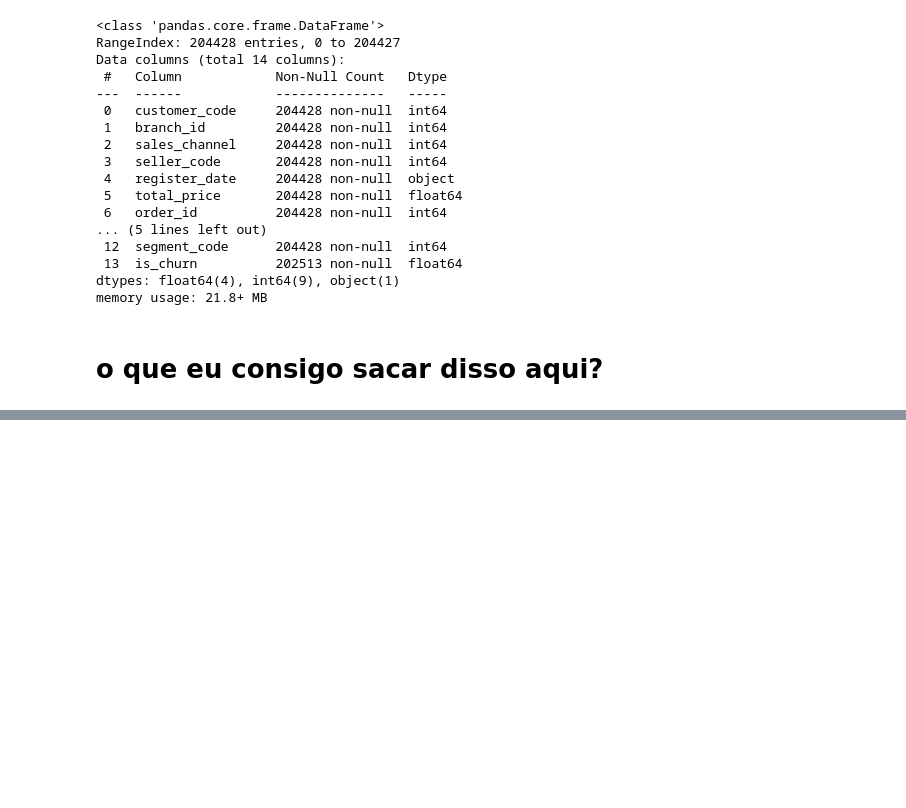
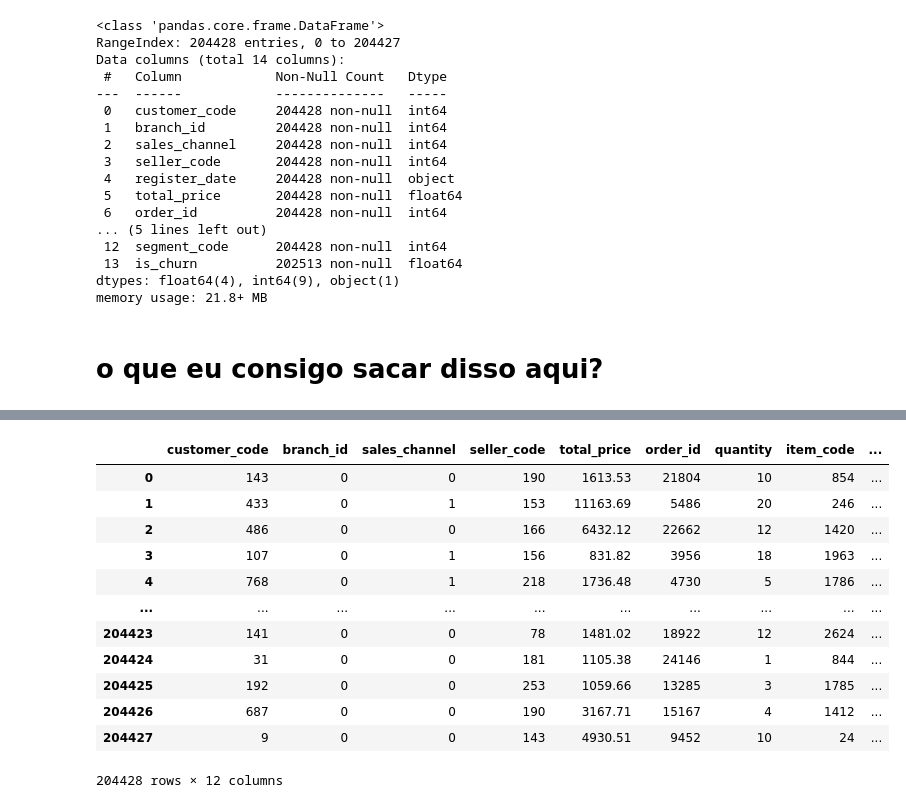
Before and after one commit to PedrooFelix/AMBEV-Case, a Jupyter notebook: AMBEV/Ambev-Solutions.ipynb, the cells around one changed output, grey strips where cells are left out. Drawn from its saved outputs; the diff is of its cells as text; code cells hidden in the pictures; blank space fills up the shorter version.

```diff
--- a/AMBEV/Ambev-Solutions.ipynb
+++ b/AMBEV/Ambev-Solutions.ipynb
@@ -46,0 +166,20 @@ memory usage: 21.8+ MB
+# %%
+x= x.drop('register_date', axis=1)
+# %%
+x= x.drop('is_churn', axis=1)
+# %%
+x
+# %% [output]
+|  | customer_code | branch_id | sales_channel | seller_code | total_price | order_id | quantity | item_code | ... |
+| 0 | 143 | 0 | 0 | 190 | 1613.53 | 21804 | 10 | 854 | ... |
+| 1 | 433 | 0 | 1 | 153 | 11163.69 | 5486 | 20 | 246 | ... |
+| 2 | 486 | 0 | 0 | 166 | 6432.12 | 22662 | 12 | 1420 | ... |
+| 3 | 107 | 0 | 1 | 156 | 831.82 | 3956 | 18 | 1963 | ... |
+| 4 | 768 | 0 | 1 | 218 | 1736.48 | 4730 | 5 | 1786 | ... |
+| ... | ... | ... | ... | ... | ... | ... | ... | ... | ... |
+| 204423 | 141 | 0 | 0 | 78 | 1481.02 | 18922 | 12 | 2624 | ... |
+| 204424 | 31 | 0 | 0 | 181 | 1105.38 | 24146 | 1 | 844 | ... |
+| 204425 | 192 | 0 | 0 | 253 | 1059.66 | 13285 | 3 | 1785 | ... |
+| 204426 | 687 | 0 | 0 | 190 | 3167.71 | 15167 | 4 | 1412 | ... |
+| 204427 | 9 | 0 | 0 | 143 | 4930.51 | 9452 | 10 | 24 | ... |
+204428 rows × 12 columns
```
Also changed, not shown: parts of 38 cells of this notebook.
